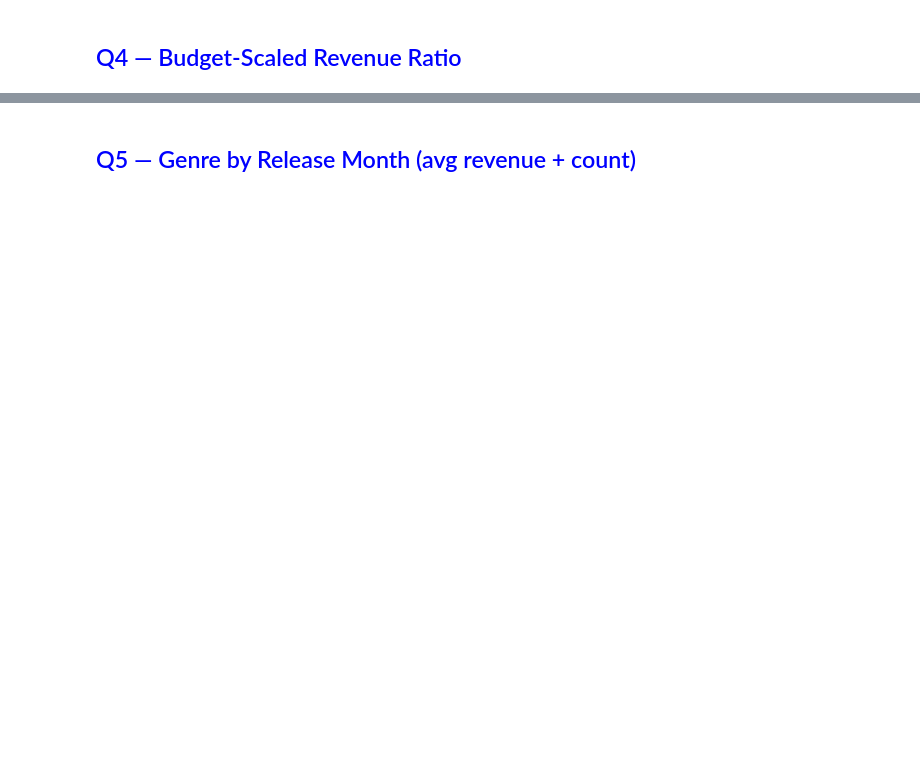
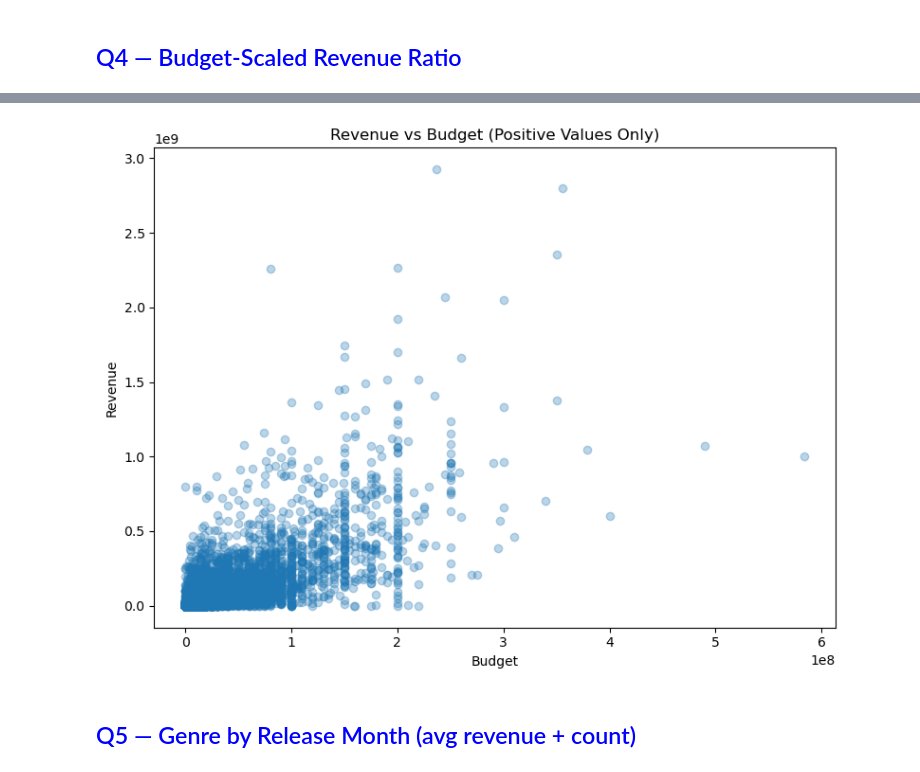
Before and after one commit to sheazyRato/thinkTank, a Jupyter notebook: Big Data - Genre Analysis .ipynb, the cells around one changed output, grey strips where cells are left out. Drawn from its saved outputs; the diff is of its cells as text; code cells hidden in the pictures; blank space fills up the shorter version.

```diff
--- a/Big Data - Genre Analysis .ipynb
+++ b/Big Data - Genre Analysis .ipynb
@@ -279,4 +320,18 @@ Execution Time: 0.1664 sec
 Peak Memory: 86.48 MB
+# %%
+plot_df = df[["budget", "revenue"]].copy()
+plot_df = plot_df.dropna()
+plot_df = plot_df[(plot_df["budget"] > 0) & (plot_df["revenue"] > 0)]
+
+plt.figure(figsize=(8, 6))
+plt.scatter(plot_df["budget"], plot_df["revenue"], alpha=0.3)
+plt.title("Revenue vs Budget (Positive Values Only)")
+plt.xlabel("Budget")
+plt.ylabel("Revenue")
+plt.tight_layout()
+plt.show()
+# %% [output]
+[figure, added]
 # %% [markdown]
 ## <span style="color:blue">Q5 — Genre by Release Month (avg revenue + count)</span>
 # %%
```
Also changed, not shown: parts of 9 cells of this notebook.
